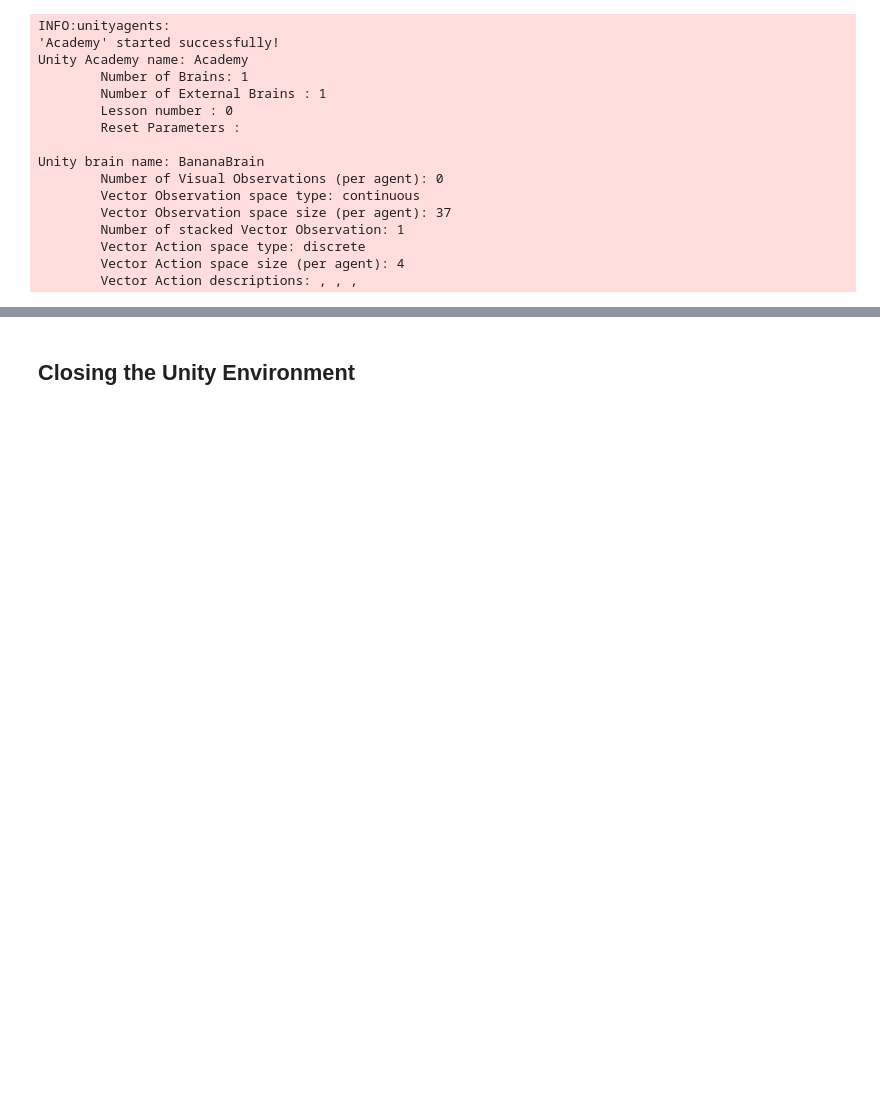
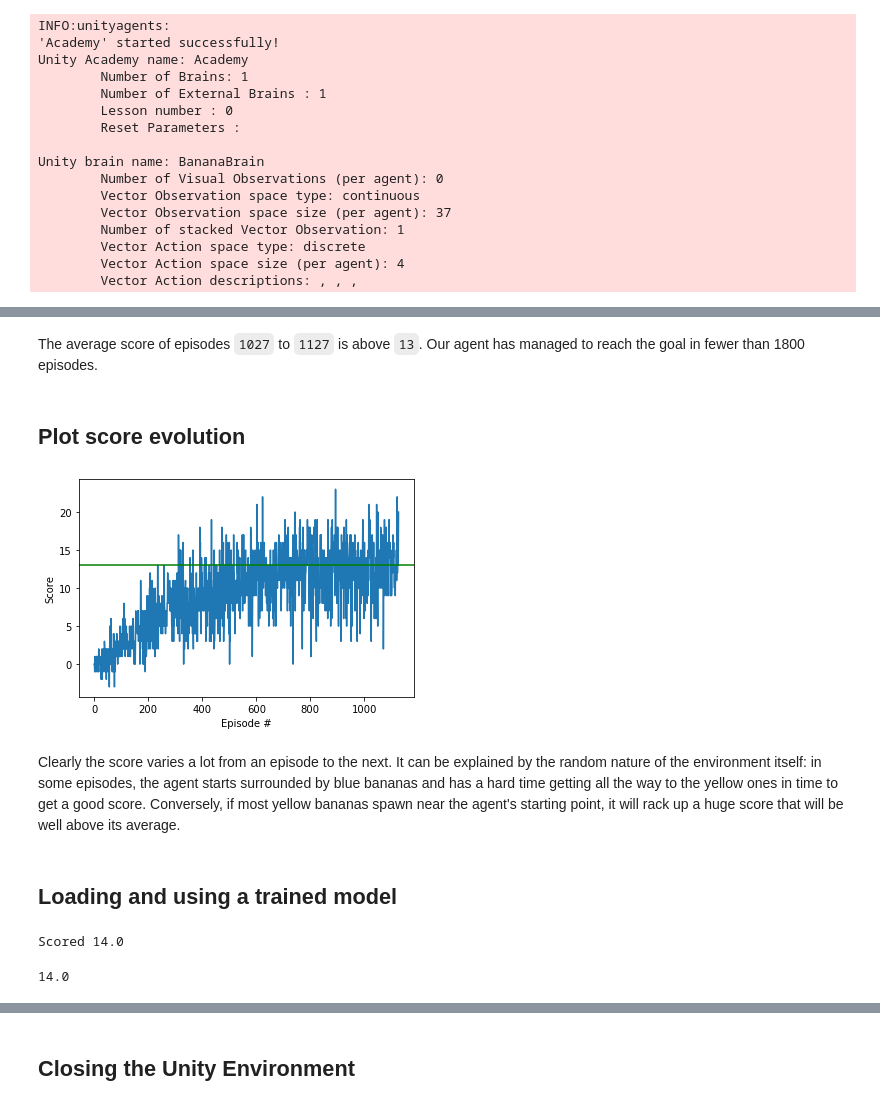
Before and after one commit to NadCAtarun/banana-catcher, a Jupyter notebook: Report.ipynb, the cells around one changed output, grey strips where cells are left out. Cells and saved outputs as stored; diff of their text form; code cells hidden in the pictures; blank space fills up the shorter version.

Commit message:
Solved environment at episode 1127

```diff
--- a/Report.ipynb
+++ b/Report.ipynb
@@ -6,0 +184,6 @@ Please follow the instructions of `README.md` (found in the same root folder as
+# %%
+BATCH_SIZE = 64           # Size of the training batches
+GAMMA = 0.99              # Reward discount factor
+LAYERS = [37, 64, 64, 4]  # Dimensions of the DQN layers including input/state and output/action
+LR = 1e-4                 # Learning rate
+UPDATE_EVERY = 4          # Interval between updates of the target Q network
@@ -39,17 +337,0 @@ brain = env.brains[brain_name]
-# %%
-env_info = env.reset(train_mode=False)[brain_name] # reset the environment
-action_size = brain.vector_action_space_size       # get the action vector size
-state = env_info.vector_observations[0]            # get the current state
-score = 0                                          # initialize the score
-while True:
-    action = np.random.randint(action_size)        # select an action
-    env_info = env.step(action)[brain_name]        # send the action to the environment
-    next_state = env_info.vector_observations[0]   # get the next state
-    reward = env_info.rewards[0]                   # get the reward
-    done = env_info.local_done[0]                  # see if episode has finished
-    score += reward                                # update the score
-    state = next_state                             # roll over the state to next time step
-    if done:                                       # exit loop if episode finished
-        break
-
-print("Score: {}".format(score))
@@ -57,0 +340,3 @@ Score: 0.0
+# %%
+SCORE_WINDOW_SIZE = 100
+TARGET_AVG_SCORE = 13
@@ -57,0 +423,3 @@ Score: 0.0
+# %%
+scores = train()
+Audio('notification.wav', autoplay=True) # This line will play a sound when training stops
@@ -57,0 +429,18 @@ Score: 0.0
+# %% [markdown]
+The average score of episodes `1027` to `1127` is above `13`. Our agent has managed to reach the goal in fewer than 1800 episodes.
+# %% [markdown]
+## Plot score evolution
+# %%
+fig = plt.figure()
+ax = fig.add_subplot(111)
+plt.plot(np.arange(len(scores)), scores)
+plt.axhline(y=13.0, color='g', linestyle='-')
+plt.ylabel('Score')
+plt.xlabel('Episode #')
+plt.show()
+# %% [output]
+[figure, added]
+# %% [markdown]
+Clearly the score varies a lot from an episode to the next. It can be explained by the random nature of the environment itself: in some episodes, the agent starts surrounded by blue bananas and has a hard time getting all the way to the yellow ones in time to get a good score. Conversely, if most yellow bananas spawn near the agent's starting point, it will rack up a huge score that will be well above its average.
+# %% [markdown]
+## Loading and using a trained model
@@ -57,0 +490,5 @@ Score: 0.0
+# %%
+evaluate("checkpoint-solved-1127.pth")
+# %% [output]
+Scored 14.0
+14.0
```
Also changed, not shown: parts of 30 cells of this notebook, 6 other files.
